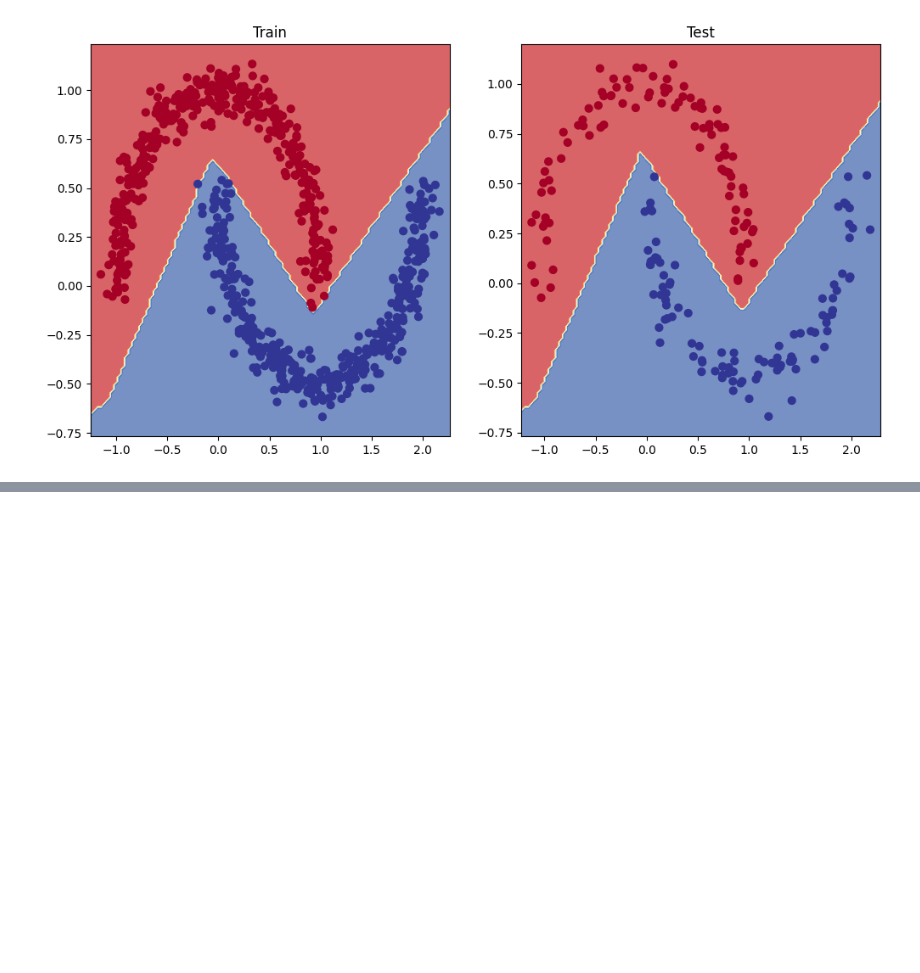
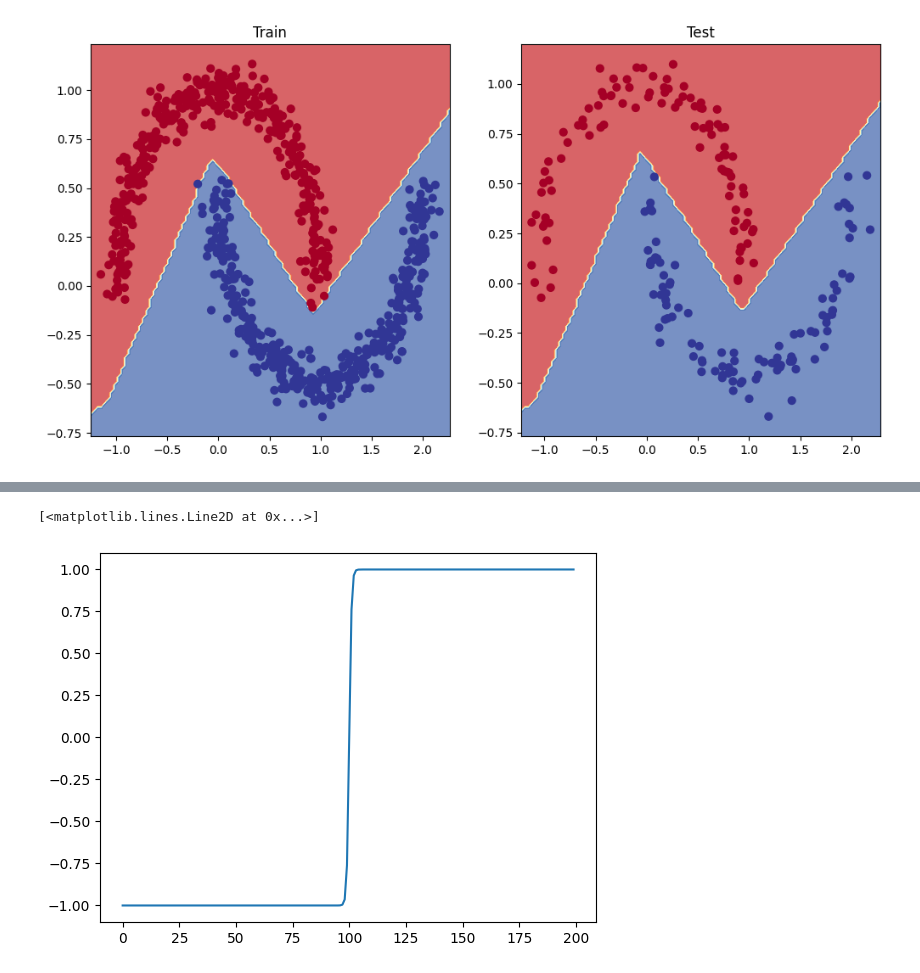
Before and after one commit to SiddheshDaphane/Deep_Learning_With_PyTorch, a Jupyter notebook: 02_PyTorch_Neural_Network_Classification.ipynb, the cells around one changed output, grey strips where cells are left out. Drawn from its saved outputs; the diff is of its cells as text; code cells hidden in the pictures; blank space fills up the shorter version.

```diff
--- a/02_PyTorch_Neural_Network_Classification.ipynb
+++ b/02_PyTorch_Neural_Network_Classification.ipynb
@@ -1712,0 +1721,5 @@ plot_decision_boundary(model_5, X_test, y_test)
+# %%
+plt.plot(torch.tanh(tensor_A))
+# %% [output]
+[<matplotlib.lines.Line2D at 0x...>]
+[figure, added]
```
Also changed, not shown: parts of 4 cells of this notebook.
